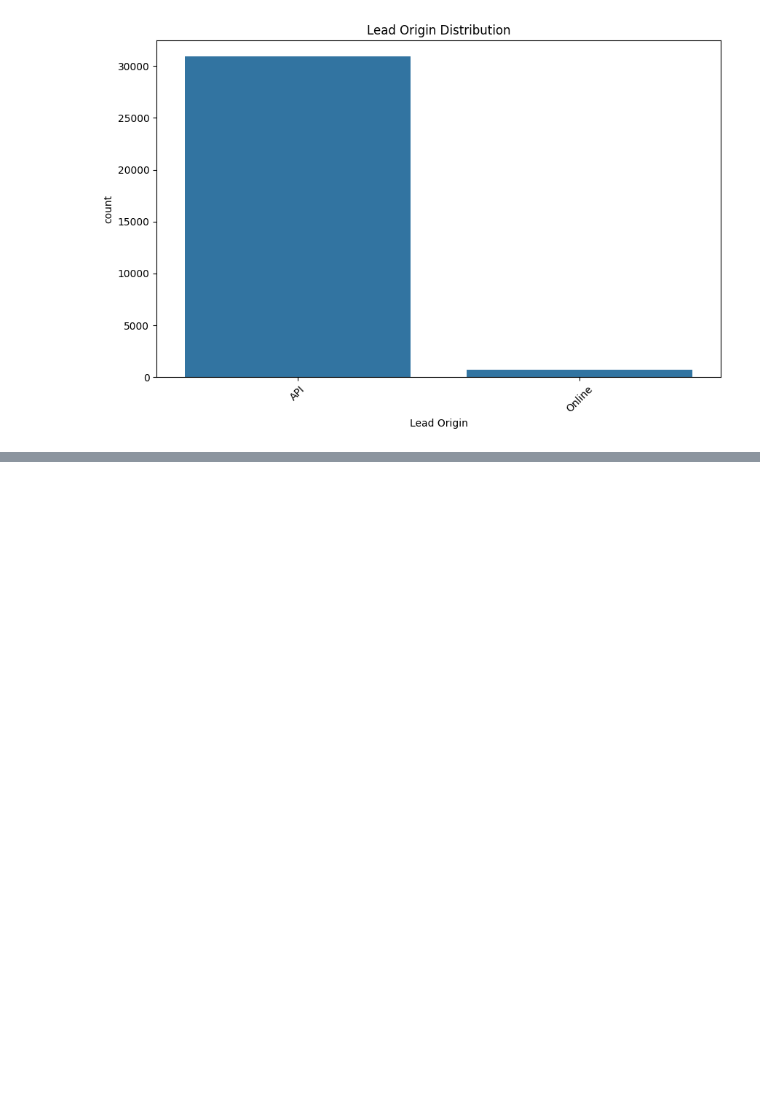
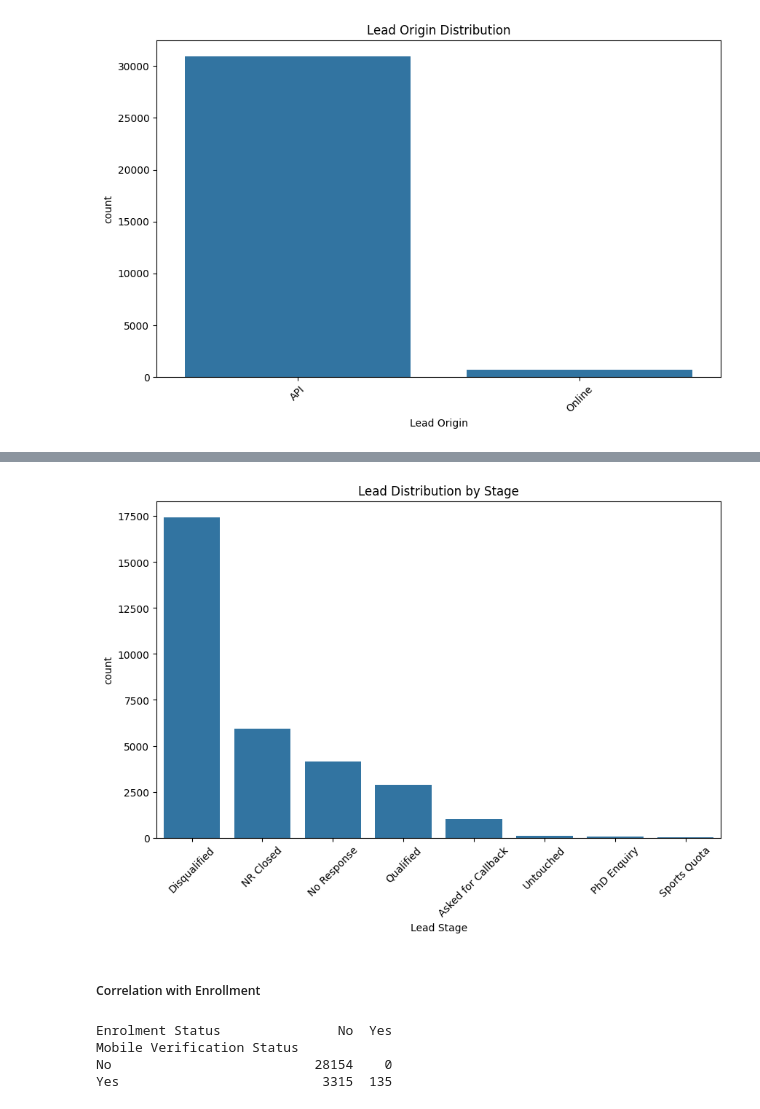
Before and after one commit to kunalmalav/task, a Jupyter notebook: task.ipynb, the cells around one changed output, grey strips where cells are left out. Saved outputs shown, nothing was run; the diff lists cells and outputs as text; code cells hidden in the pictures; blank space fills up the shorter version.

```diff
--- a/task.ipynb
+++ b/task.ipynb
@@ -95,0 +152,3 @@ Name: count, dtype: int64
+# %%
+lead_stage_count = data['Lead Stage'].value_counts()
+print(lead_stage_count)
@@ -95,0 +166,18 @@ Name: count, dtype: int64
+# %%
+plt.figure(figsize=(10, 6))
+sns.countplot(x='Lead Stage', data=data, order=lead_stage_count.index)
+plt.title('Lead Distribution by Stage')
+plt.xticks(rotation=45)
+plt.show()
+# %% [output]
+[figure, added]
+# %% [markdown]
+##### Correlation with Enrollment
+# %%
+enrollment_vs_verification = pd.crosstab(data['Mobile Verification Status'], data['Enrolment Status'])
+print(enrollment_vs_verification)
+# %% [output]
+Enrolment Status               No  Yes
+Mobile Verification Status
+No                          28154    0
+Yes                          3315  135
```
Also changed, not shown: parts of 11 cells of this notebook.
